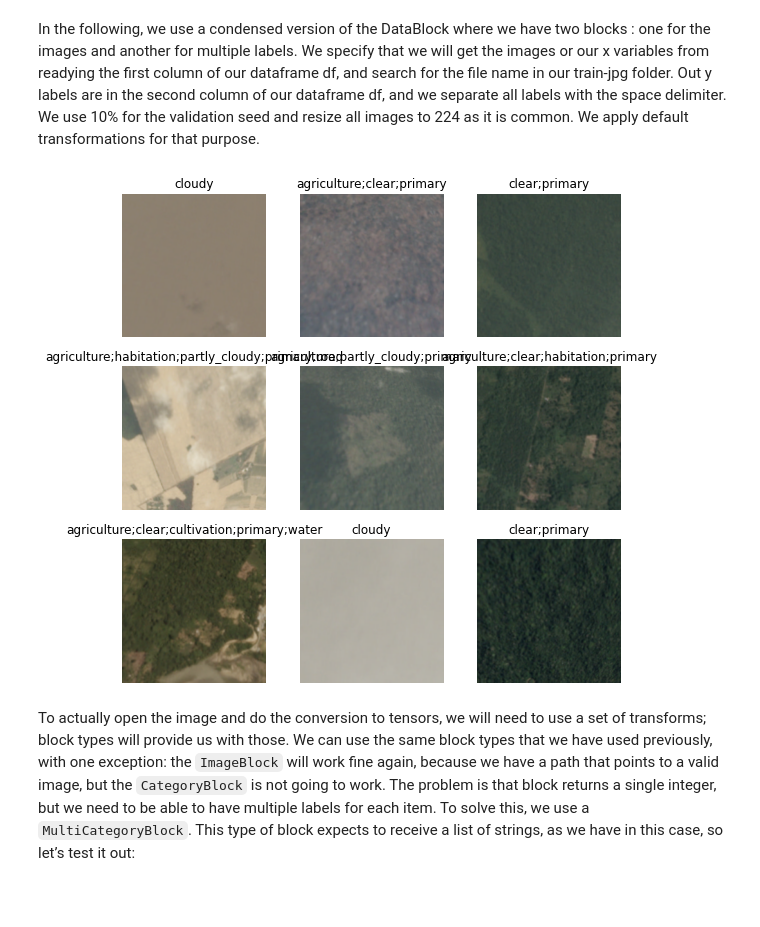
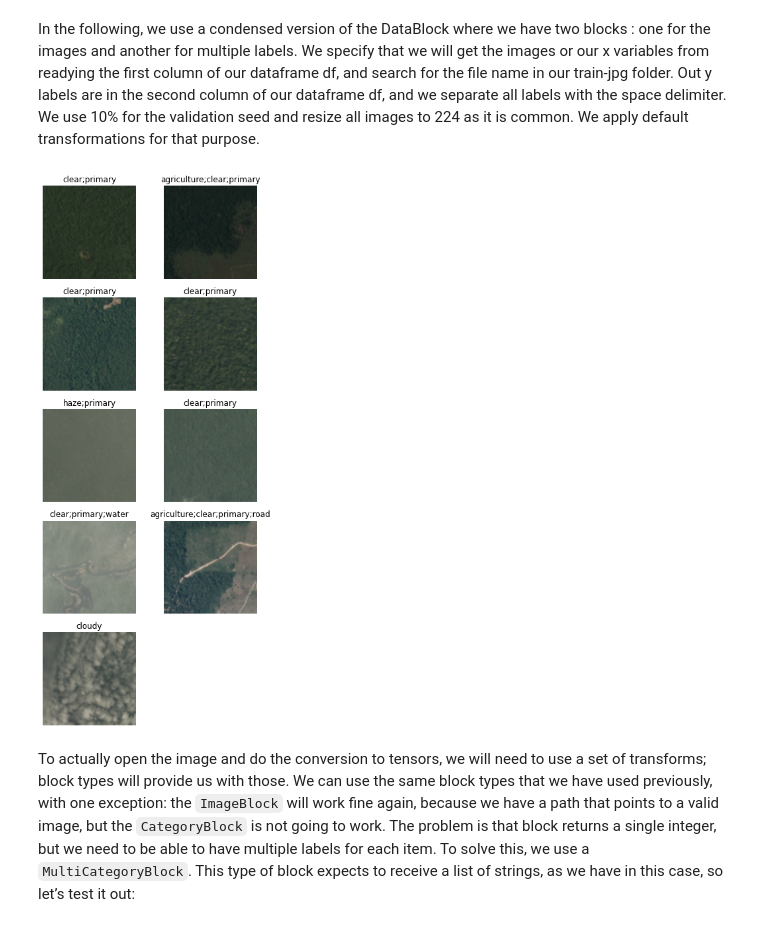
Before and after one commit to afortuny/DeepLearningFastAI, a Jupyter notebook: 06_multicat.ipynb, the cells around one changed output. Cells and saved outputs as stored; diff of their text form; code cells hidden in the pictures; blank space fills up the shorter version.

```diff
--- a/06_multicat.ipynb
+++ b/06_multicat.ipynb
@@ -111,10 +111,11 @@ path = pathlib.Path('/content/gdrive/MyDrive/Amazon/kaggle/planet')
 pascal = DataBlock(blocks=(ImageBlock, MultiCategoryBlock),
                    get_x=ColReader(0, pref=path/"train-jpg"),
                    get_y=ColReader(1, label_delim=' '),
-                   splitter=RandomSplitter(valid_pct=0.1, seed=42)
+                   splitter=RandomSplitter(valid_pct=0.1, seed=42),
                    item_tfms=Resize(224),
                    batch_tfms=aug_transforms())
 dls = pascal.dataloaders(df)
-dls.show_batch()
-# %% [output]
-[figure, removed]
+# %%
+dls.show_batch(ncols=2)
+# %% [output]
+[figure, added]
```
Also changed, not shown: parts of 4 cells of this notebook.
